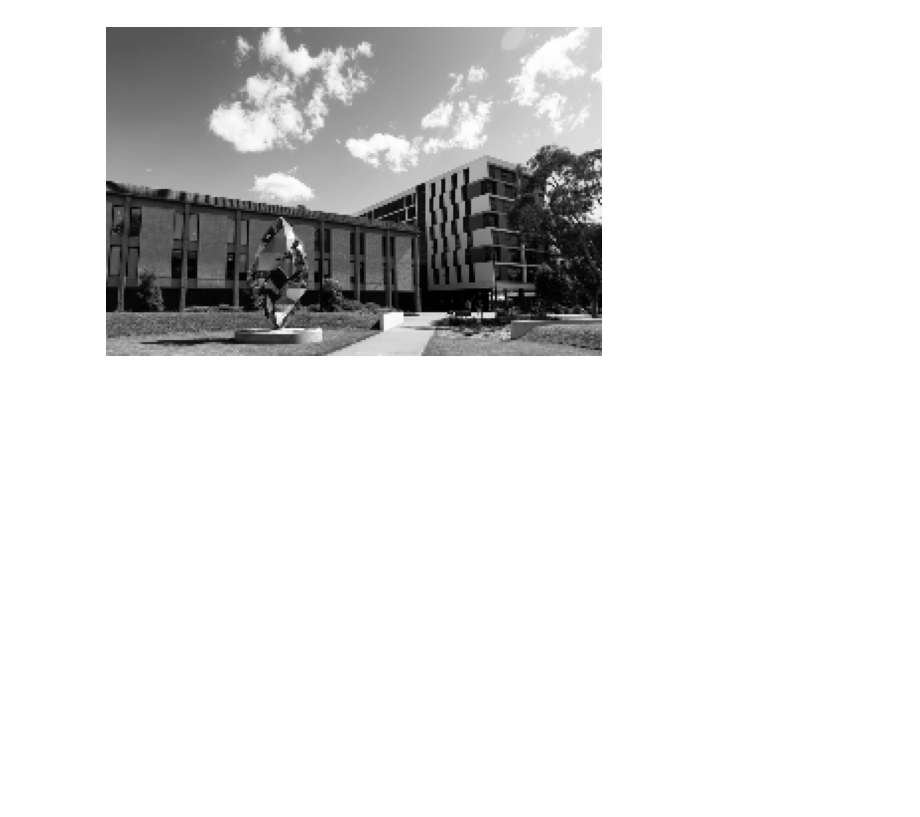
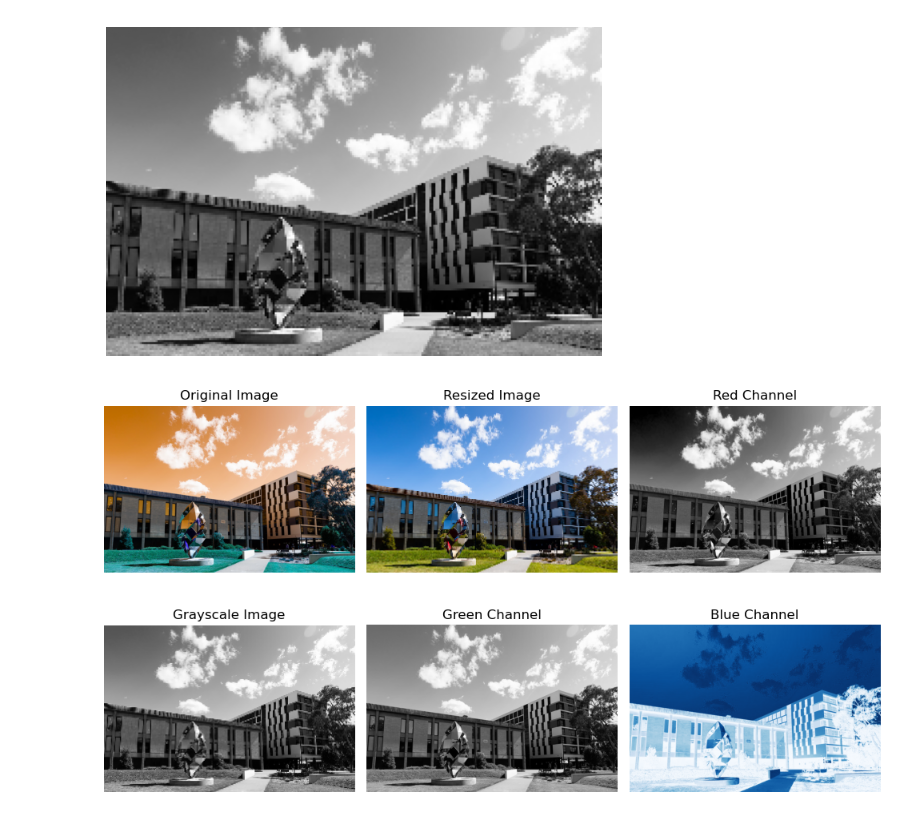
Before and after one commit to Rami4321/comp_vision, a Jupyter notebook: intro.ipynb, the cells around one changed output. Cells and saved outputs as stored; diff of their text form; code cells hidden in the pictures; blank space fills up the shorter version.

```diff
--- a/intro.ipynb
+++ b/intro.ipynb
@@ -49,3 +49,35 @@ plt.axis('off')
 # %% [output]
 (np.float64(-0.5), np.float64(249.5), np.float64(165.5), np.float64(-0.5))
 [figure]
+# %%
+# Subplot example
+plt.figure(7, figsize=(10, 6))
+plt.subplot(2, 3, 1)
+plt.imshow(myImg)
+plt.title('Original Image')
+plt.axis('off')
+plt.subplot(2, 3, 2)
+plt.imshow(quart)
+plt.title('Resized Image')
+plt.axis('off')
+plt.subplot(2, 3, 3)
+plt.imshow(r, cmap='gray')
+plt.title('Red Channel')
+plt.axis('off')
+plt.subplot(2, 3, 4)
+plt.imshow(gray, cmap='gray')
+plt.title('Grayscale Image')
+plt.axis('off')
+plt.subplot(2, 3, 5)
+plt.imshow(g, cmap='gray')
+
+plt.title('Green Channel')
+plt.axis('off')
+plt.subplot(2, 3, 6)
+plt.imshow(b, cmap='gray')
+plt.title('Blue Channel')
+plt.axis('off')
+plt.tight_layout()
+plt.show()
+# %% [output]
+[figure, added]
```
